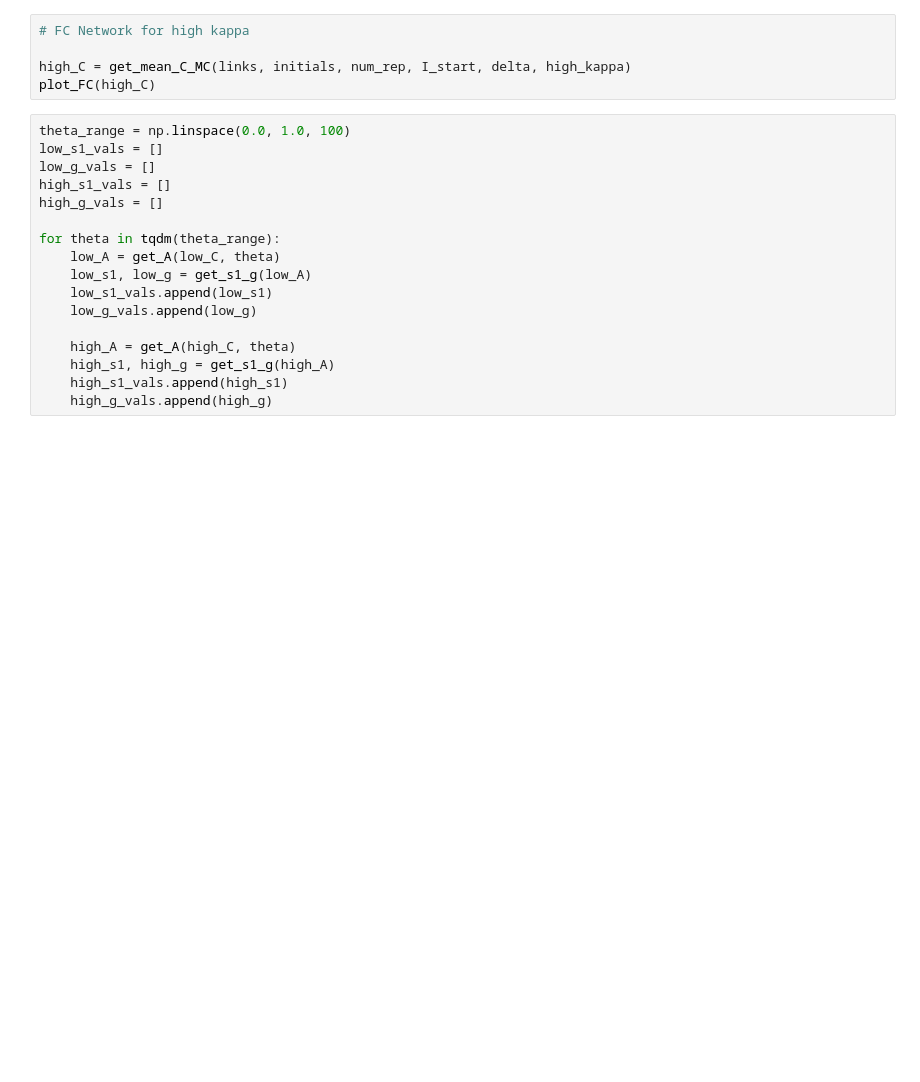
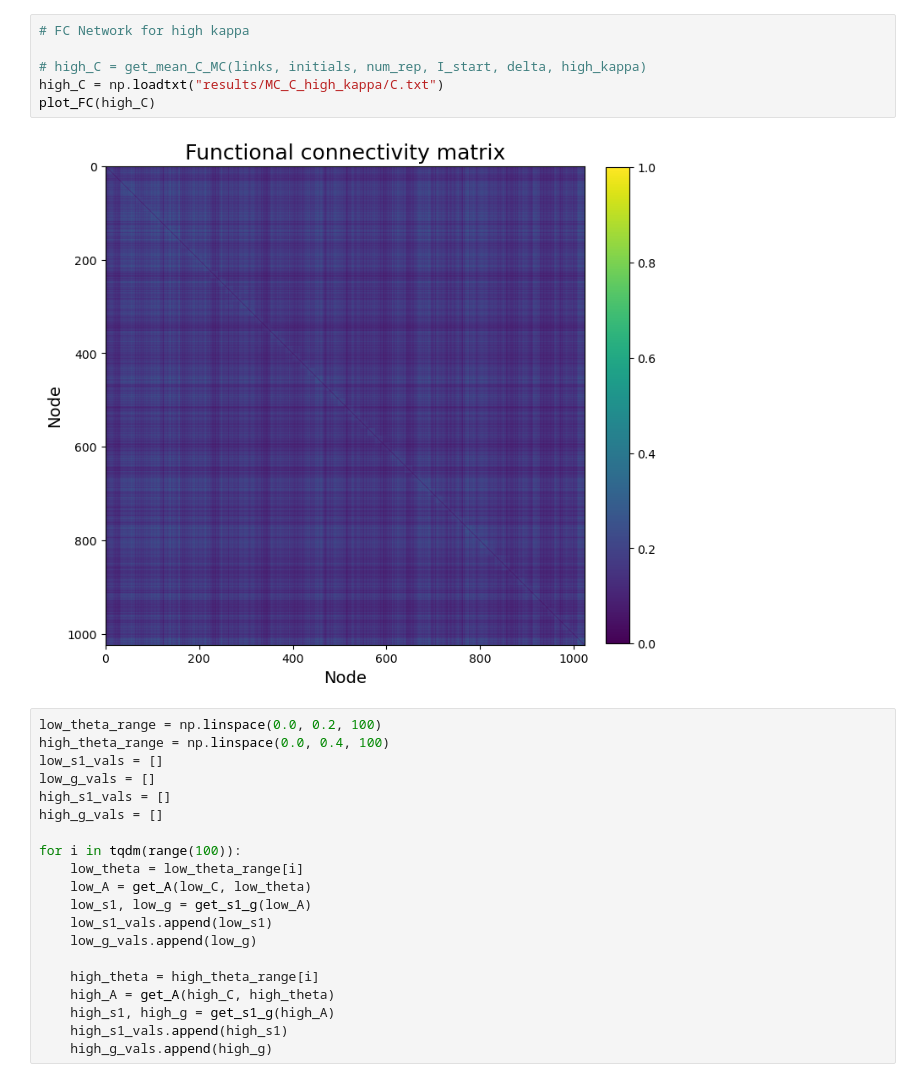
Before and after one commit to leon-marx/pmls, a Jupyter notebook: experiment.ipynb, the cells around one changed output. Cells and saved outputs as stored; diff of their text form; blank space fills up the shorter version.

```diff
--- a/experiment.ipynb
+++ b/experiment.ipynb
@@ -32,22 +36,28 @@ plot_FC(low_C)
 # %%
 # FC Network for high kappa
 
-high_C = get_mean_C_MC(links, initials, num_rep, I_start, delta, high_kappa)
+# high_C = get_mean_C_MC(links, initials, num_rep, I_start, delta, high_kappa)
+high_C = np.loadtxt("results/MC_C_high_kappa/C.txt")
 plot_FC(high_C)
+# %% [output]
+[figure, added]
 # %%
-theta_range = np.linspace(0.0, 1.0, 100)
+low_theta_range = np.linspace(0.0, 0.2, 100)
+high_theta_range = np.linspace(0.0, 0.4, 100)
 low_s1_vals = []
 low_g_vals = []
 high_s1_vals = []
 high_g_vals = []
 
-for theta in tqdm(theta_range):
-    low_A = get_A(low_C, theta)
+for i in tqdm(range(100)):
+    low_theta = low_theta_range[i]
+    low_A = get_A(low_C, low_theta)
     low_s1, low_g = get_s1_g(low_A)
     low_s1_vals.append(low_s1)
     low_g_vals.append(low_g)
 
-    high_A = get_A(high_C, theta)
+    high_theta = high_theta_range[i]
+    high_A = get_A(high_C, high_theta)
     high_s1, high_g = get_s1_g(high_A)
     high_s1_vals.append(high_s1)
     high_g_vals.append(high_g)
```
Also changed, not shown: parts of 5 cells of this notebook, 8 other files.
